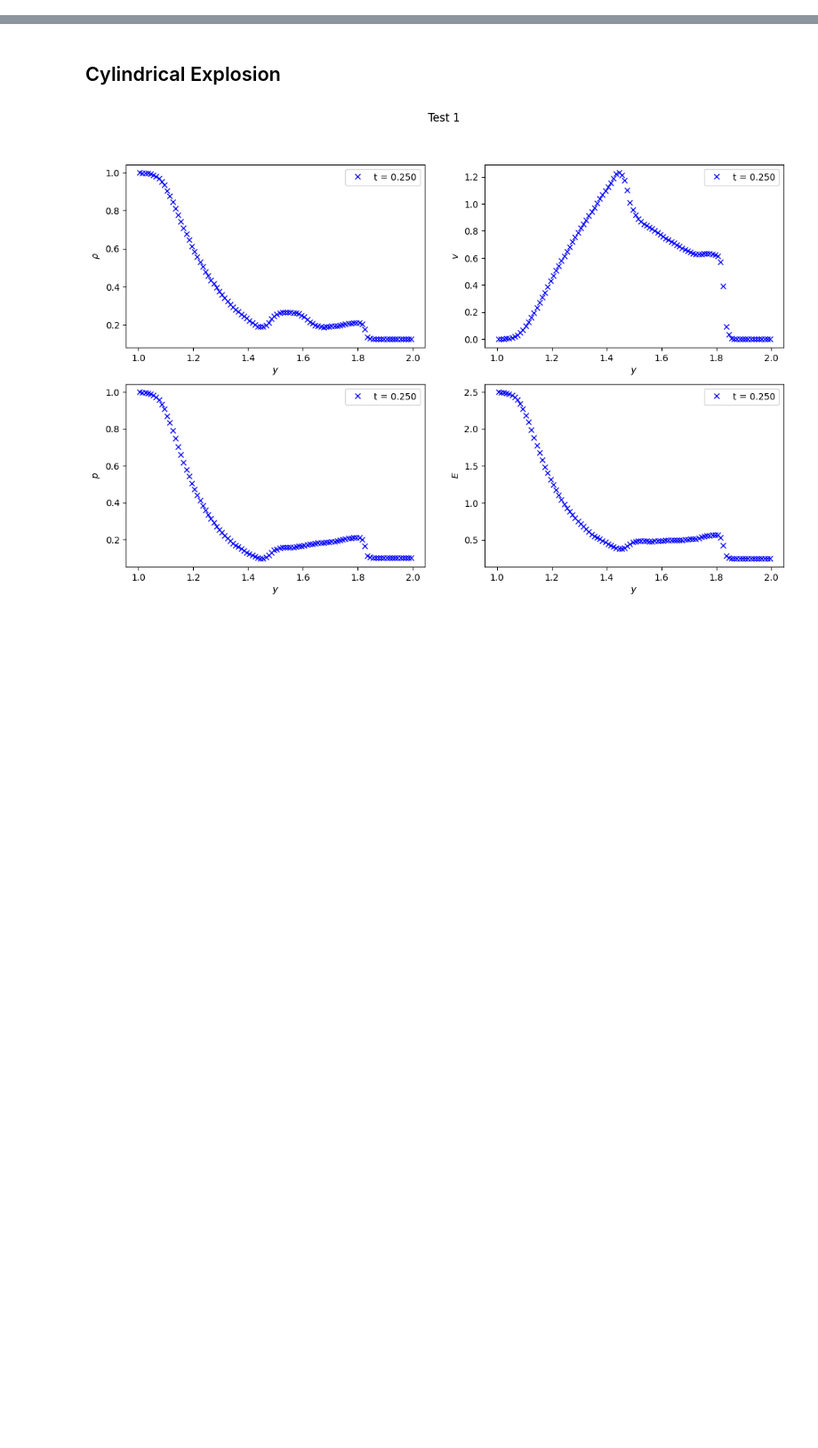
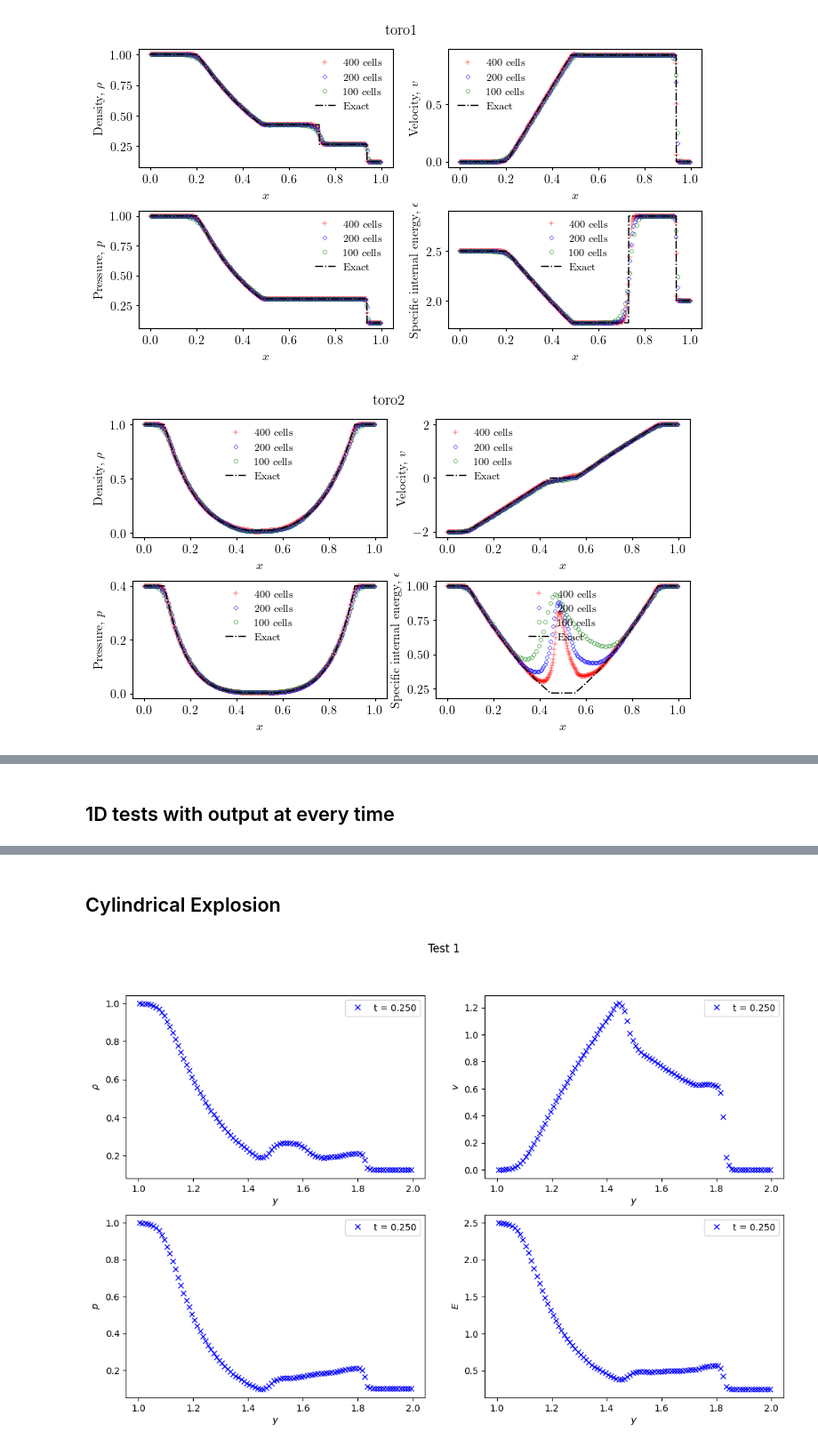
Before and after one commit to BenDavisonPetch/BAMReX, a Jupyter notebook: amrex_1d_plot.ipynb, the cells around one changed output, grey strips where cells are left out. Shown at 89% size. Cells and saved outputs as stored; diff of their text form; code cells hidden in the pictures; blank space fills up the shorter version.

```diff
--- a/amrex_1d_plot.ipynb
+++ b/amrex_1d_plot.ipynb
@@ -8,0 +77,58 @@ import matplotlib.pyplot as plt
+# %%
+DIRECTORIES = ["build/Exec/RiemannProblem/output/test1/*",
+               "build/Exec/RiemannProblem/output/test2/*",
+               "build/Exec/RiemannProblem/output/test3/*",
+               "build/Exec/RiemannProblem/output/test4/*",
+               "build/Exec/RiemannProblem/output/test5/*",
+               "build/Exec/RiemannProblem2D/output/test1/35deg/*"]
+
+EXACT_SOLN_EXISTS = [True, True, True, True, True, True]
+NAMES = ["toro1", "toro2", "toro3", "toro4", "toro5", "toro1, 35deg"]
+ADIABATICS = [1.4, 1.4, 1.4, 1.4, 1.4, 1.4]
+DIMS = [1, 1, 1, 1, 1, 2]
+ROTS = [0, 0, 0, 0, 0, 35]
+
+exact_fmt = "k-."
+res_fmts = ["go", "bD", "r+"]
+marker_sizes = [3, 2.5, 4]
+
+tests_to_plot = [0,1,2,3,4,5]
+
+for i in tests_to_plot:
+    TESTCASE = DIRECTORIES[i]
+    SUBRUN_DIRS = sorted(glob.glob(TESTCASE))
+    SUBRUN_FINAL_OUTPUTS = [sorted(glob.glob(SUBRUN_DIR+"/plt?????"))[-1] for SUBRUN_DIR in SUBRUN_DIRS]
+    EXACT_SOLUTION = SUBRUN_DIRS[0] + "/pltEXACT_SOLN"
+    adiabatic = ADIABATICS[i]
+    dim = DIMS[i]
+    rot = ROTS[i]
+    fig, ax = plt.subplots(2, 2, figsize=(7,4))
+
+    fig.suptitle(NAMES[i])
+
+    # plot numerical solution
+    for ifile, plotfile in reversed(list(enumerate(SUBRUN_FINAL_OUTPUTS))):
+        ds = yt.load(plotfile)
+        label = f"{ds.domain_dimensions[0]} cells"
+
+        # ray
+        ray = get_ray(adiabatic, rot, dim, ds)
+        plot_four(ray,ax,res_fmts[ifile],label,markersize = marker_sizes[ifile], fillstyle="none", markeredgewidth=0.3)
+
+    # plot exact solution
+    if (EXACT_SOLN_EXISTS[i]):
+        label = "Exact"
+        ds = yt.load(EXACT_SOLUTION)
+        ray = get_ray(adiabatic, 0, 1, ds)
+        plot_four(ray,ax,exact_fmt,label)
+
+    # make plots pretty
+    xlab = "$x$"
+    format_axes(ax, xlab)
+
+    fig.tight_layout(pad=0.8)
+    # fig.savefig(f"outputs/{NAMES[i]}.svg", dpi=300)
+    fig.show()
+# %% [output]
+[figure, added]
+[figure, added]
@@ -9 +139,3 @@ import matplotlib.pyplot as plt
+# %% [markdown]
+## 1D tests with output at every time
 # %%
```
Also changed, not shown: parts of 8 cells of this notebook, 31 other files.
